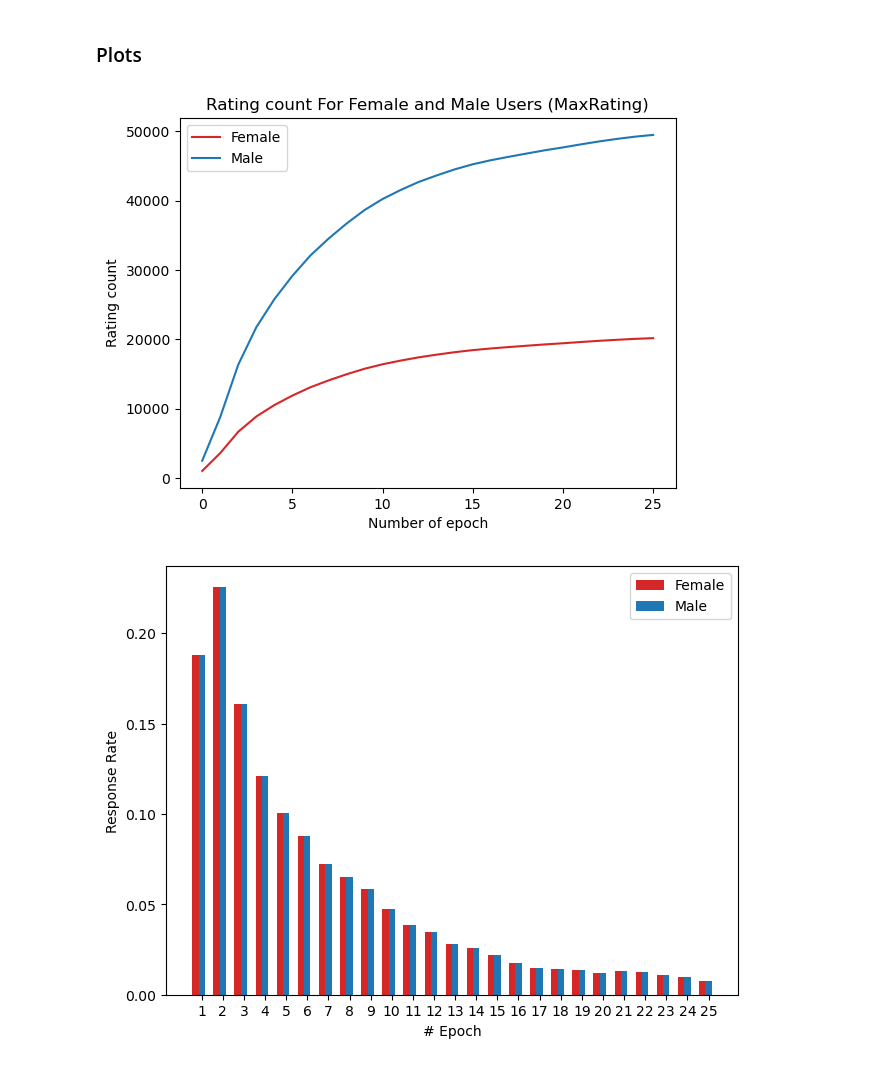
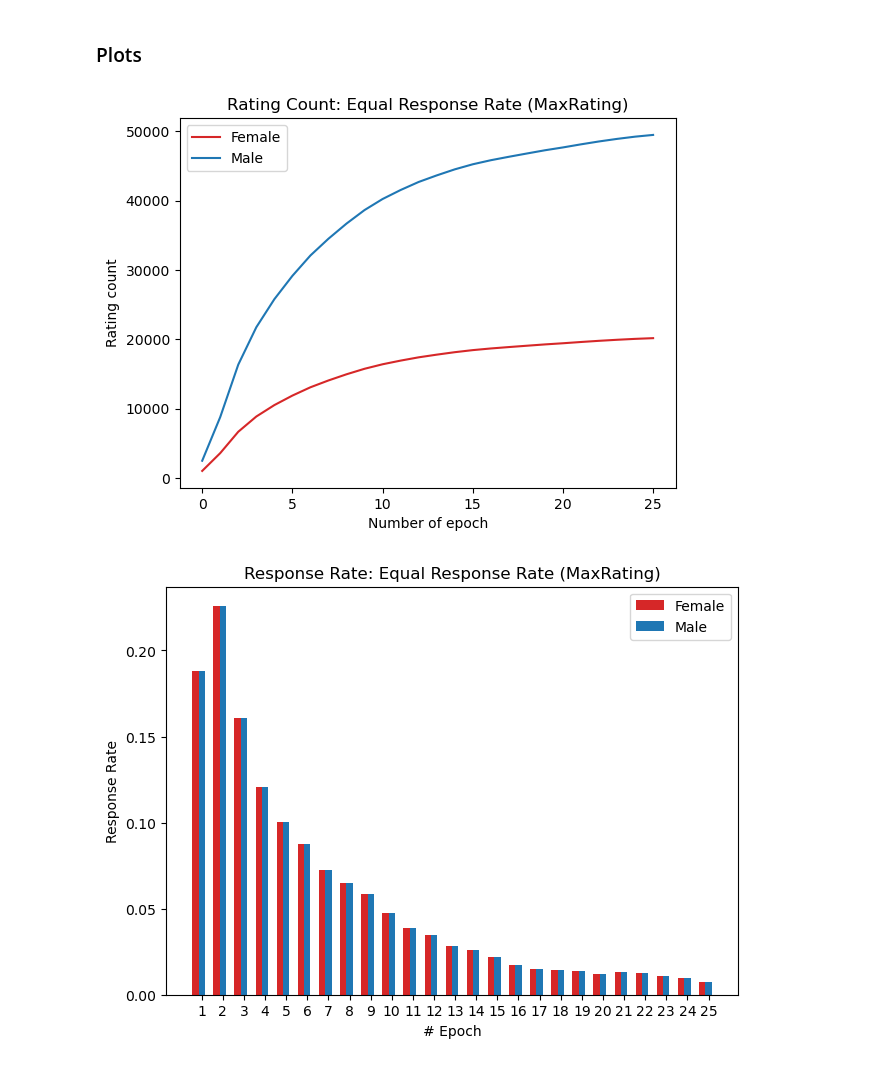
Before and after one commit to sipei-li/DeepALDataMinimization, a Jupyter notebook: LightGCN_exp2.ipynb, the cells around one changed output. Drawn from its saved outputs; the diff is of its cells as text; code cells hidden in the pictures.

```diff
--- a/LightGCN_exp2.ipynb
+++ b/LightGCN_exp2.ipynb
@@ -159,6 +159,14 @@ for iter in range(n_iters):
     d['precision_unpro'] = [r['precision_unpro'] for r in results]
     d['recall_pro'] = [r['recall_pro'] for r in results]
     d['recall_unpro'] = [r['recall_unpro'] for r in results]
+    d['rmse_pro'] = [r['rmse_pro'] for r in results]
+    d['rmse_unpro'] = [r['rmse_unpro'] for r in results]
+    d['rocauc_pro'] = [r['rocauc_pro'] for r in results]
+    d['rocauc_unpro'] = [r['rocauc_unpro'] for r in results]
+    d['agg_item_coverage_pro'] = [r['agg_item_coverage_pro'] for r in results]
+    d['agg_item_coverage_unpro'] = [r['agg_item_coverage_unpro'] for r in results]
+    d['avg_item_coverage_pro'] = [r['avg_item_coverage_pro'] for r in results]
+    d['avg_item_coverage_unpro'] = [r['avg_item_coverage_unpro'] for r in results]
     d['count_pro'] = [r['count_pro'] for r in results]
     d['count_unpro'] = [r['count_unpro'] for r in results]
     df = pd.DataFrame.from_dict(d)
@@ -170,7 +178,7 @@ MaxRating_results_df.to_csv('./outputs_pers_100k/MaxRating_exp2.csv')
 # %% [markdown]
 ### Plots
 # %%
-MaxRating_results_df = pd.read_csv('./outputs_pers_100k/MaxRating_exp2.csv')
+MaxRating_results_df = pd.read_csv('./outputs_pers_100k/MaxRating_exp21.csv')
 # %%
 percentages = MaxRating_results_df.groupby('epoch')['percentage'].agg('mean')
 # %%
@@ -432,7 +600,7 @@ MaxRating_results_df.to_csv('./outputs_pers_100k/MaxRating_exp3.csv')
 # %% [markdown]
 ### Plots
 # %%
-MaxRating_results_df = pd.read_csv('./outputs_pers_100k/MaxRating_exp3.csv')
+MaxRating_results_df = pd.read_csv('./outputs_pers_100k/MaxRating_exp22.csv')
 # %%
 percentages = MaxRating_results_df.groupby('epoch')['percentage'].agg('mean')
 # %%
@@ -455,39 +623,39 @@ plt.xlabel('Number of epoch')
 plt.ylabel('Rating count')
 
 plt.legend()
-plt.title("Rating count For Female and Male Users (MaxRating)")
+plt.title("Rating Count: Equal Response Rate (MaxRating)")
 plt.show()
 # %% [output]
-[figure, old version]
+[figure, new version]
 # %%
 # response rate
 count_df = MaxRating_results_df[['epoch', 'count_pro', 'count_unpro']]
 mean_count_df = count_df.groupby('epoch').agg('mean')
 collected_count_df = mean_count_df.diff()
 collected_count_df = collected_count_df.iloc[1:]
 
 collected_count_df['rate_pro'] = collected_count_df['count_pro'] / (q * n_female)
 collected_count_df['rate_unpro'] = collected_count_df['count_unpro'] / (q * n_male)
 
 x = np.arange(1, n_epochs)
 width = 0.3
 multiplier = 0
 
 fig, ax = plt.subplots(layout='constrained')
 
 for col, label, c in zip(['rate_pro', 'rate_unpro'], ['Female', 'Male'], ['tab:red', 'tab:blue']):
     offset = width * multiplier
     rects = ax.bar(x + offset, collected_count_df[col], width, label=label, color=c)
     multiplier += 1
 
 ax.set_ylabel('Response Rate')
 ax.set_xlabel('# Epoch')
 ax.set_xticks(x + width, x)
 ax.legend()
-
+plt.title("Response Rate: Equal Response Rate (MaxRating)")
 plt.show()
 # %% [output]
-[figure, old version]
+[figure, new version]
 # %%
 # ndcg
 pro_df_grouped = MaxRating_results_df.groupby('epoch').agg(['mean', 'std', 'count'])['ndcg_pro']
```
Also changed, not shown: parts of 19 cells of this notebook, 4 other files.
